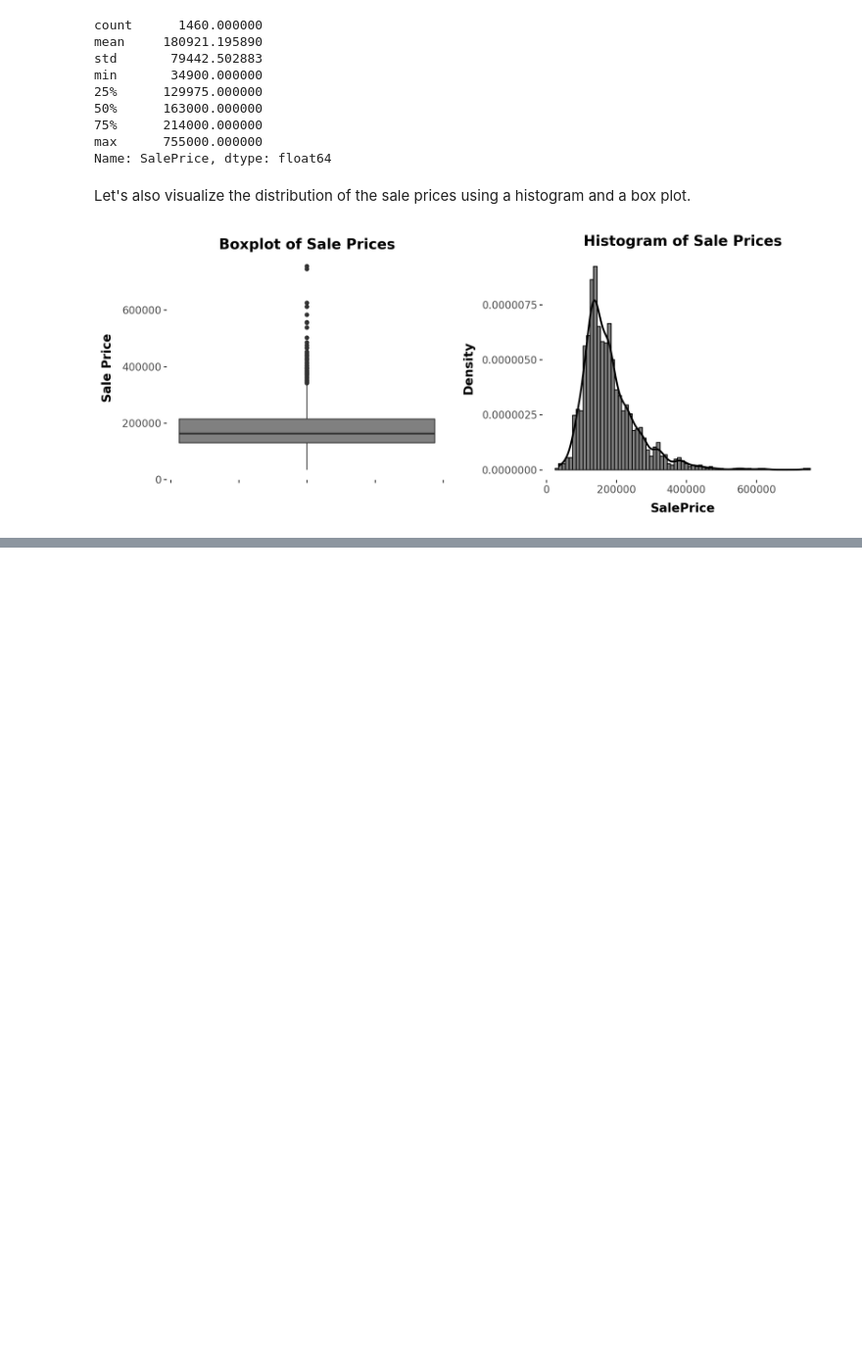
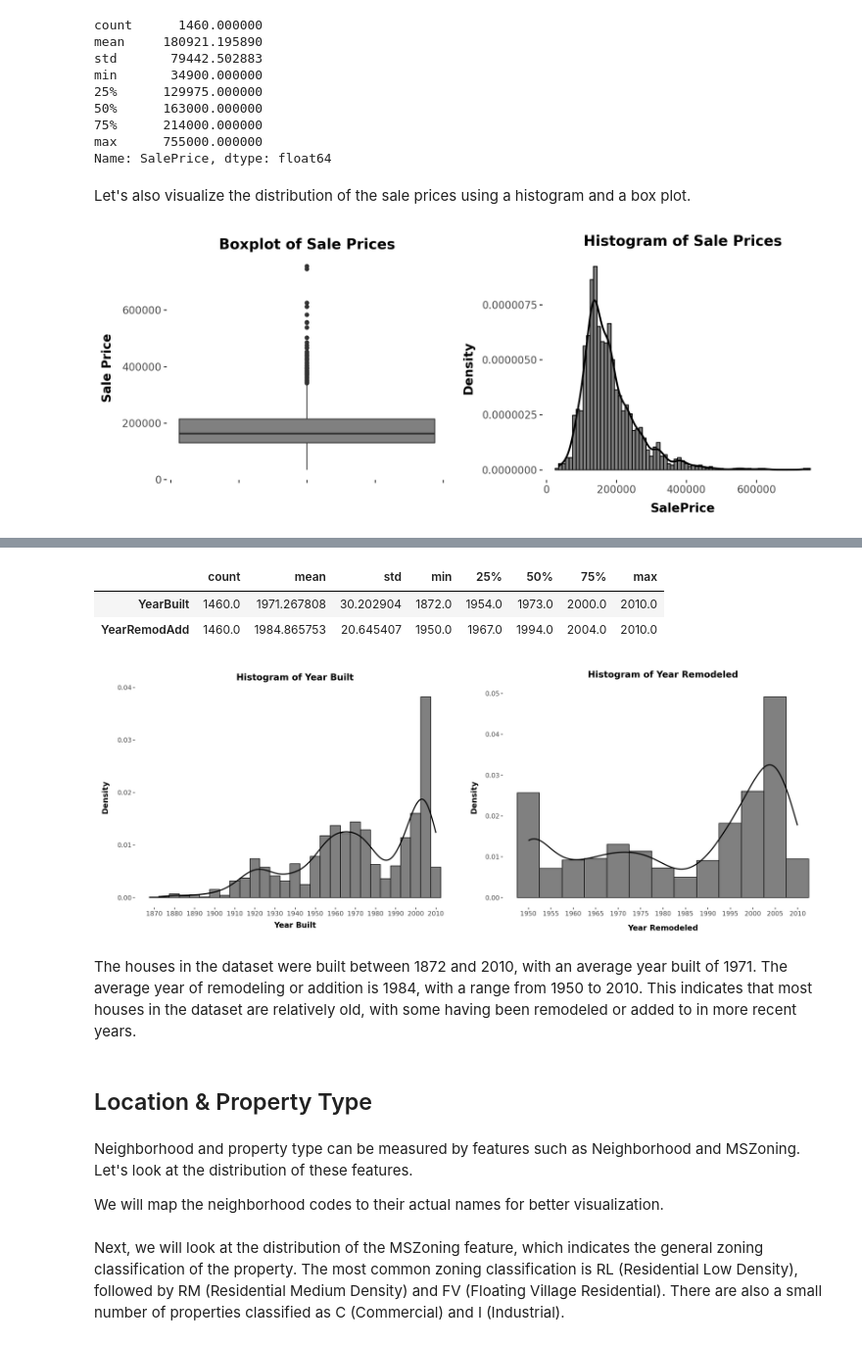
Before and after one commit to tasosrigos-bit/house-prices-advanced-regression-techniques, a Jupyter notebook: Explanatory Data Analysis/univariate_eda.ipynb, the cells around one changed output, grey strips where cells are left out. Shown at 98% size. Cells and saved outputs as stored; diff of their text form; code cells hidden in the pictures; blank space fills up the shorter version.

```diff
--- a/Explanatory Data Analysis/univariate_eda.ipynb
+++ b/Explanatory Data Analysis/univariate_eda.ipynb
@@ -124,0 +208,32 @@ The salePrice of the houses has a mean of approximately 181,000 dollars, a media
+# %%
+train_data[['YearBuilt', 'YearRemodAdd']].describe().T
+# %% [output]
+|  | count | mean | std | min | 25% | 50% | 75% | max |
+| YearBuilt | 1460.0 | 1971.267808 | 30.202904 | 1872.0 | 1954.0 | 1973.0 | 2000.0 | 2010.0 |
+| YearRemodAdd | 1460.0 | 1984.865753 | 20.645407 | 1950.0 | 1967.0 | 1994.0 | 2004.0 | 2010.0 |
+# %%
+year_built_hist = ggplot(train_data, aes(x='YearBuilt')) + \
+    geom_histogram(aes(y=after_stat("density")), fill='grey', color='black', binwidth=5) + \
+    geom_density(size = 1) + \
+    report_theme + theme(figure_size=(10, 6)) + \
+    scale_x_continuous(breaks=range(1870, 2011, 10)) + \
+    labs(title='Histogram of Year Built', x='Year Built', y='Density')
+
+year_remod_hist = ggplot(train_data, aes(x='YearRemodAdd')) + \
+    geom_histogram(aes(y=after_stat("density")), fill='grey', color='black', binwidth=5) + \
+    geom_density(size = 1) + \
+    report_theme + theme(figure_size=(10, 6)) + \
+    scale_x_continuous(breaks=range(1950, 2011, 5)) + \
+    labs(title='Histogram of Year Remodeled', x='Year Remodeled', y='Density')
+
+year_built_hist | year_remod_hist + theme(figure_size=(16, 6))
+# %% [output]
+[figure, added]
+# %% [markdown]
+The houses in the dataset were built between 1872 and 2010, with an average year built of 1971. The average year of remodeling or addition is 1984, with a range from 1950 to 2010. This indicates that most houses in the dataset are relatively old, with some having been remodeled or added to in more recent years.
+# %% [markdown]
+## Location & Property Type
+# %% [markdown]
+Neighborhood and property type can be measured by features such as Neighborhood and MSZoning. Let's look at the distribution of these features.
+
+We will map the neighborhood codes to their actual names for better visualization.
@@ -124,0 +273,2 @@ The salePrice of the houses has a mean of approximately 181,000 dollars, a media
+# %% [markdown]
+Next, we will look at the distribution of the MSZoning feature, which indicates the general zoning classification of the property. The most common zoning classification is RL (Residential Low Density), followed by RM (Residential Medium Density) and FV (Floating Village Residential). There are also a small number of properties classified as C (Commercial) and I (Industrial).
```
Also changed, not shown: parts of 14 cells of this notebook, 2 other files.
